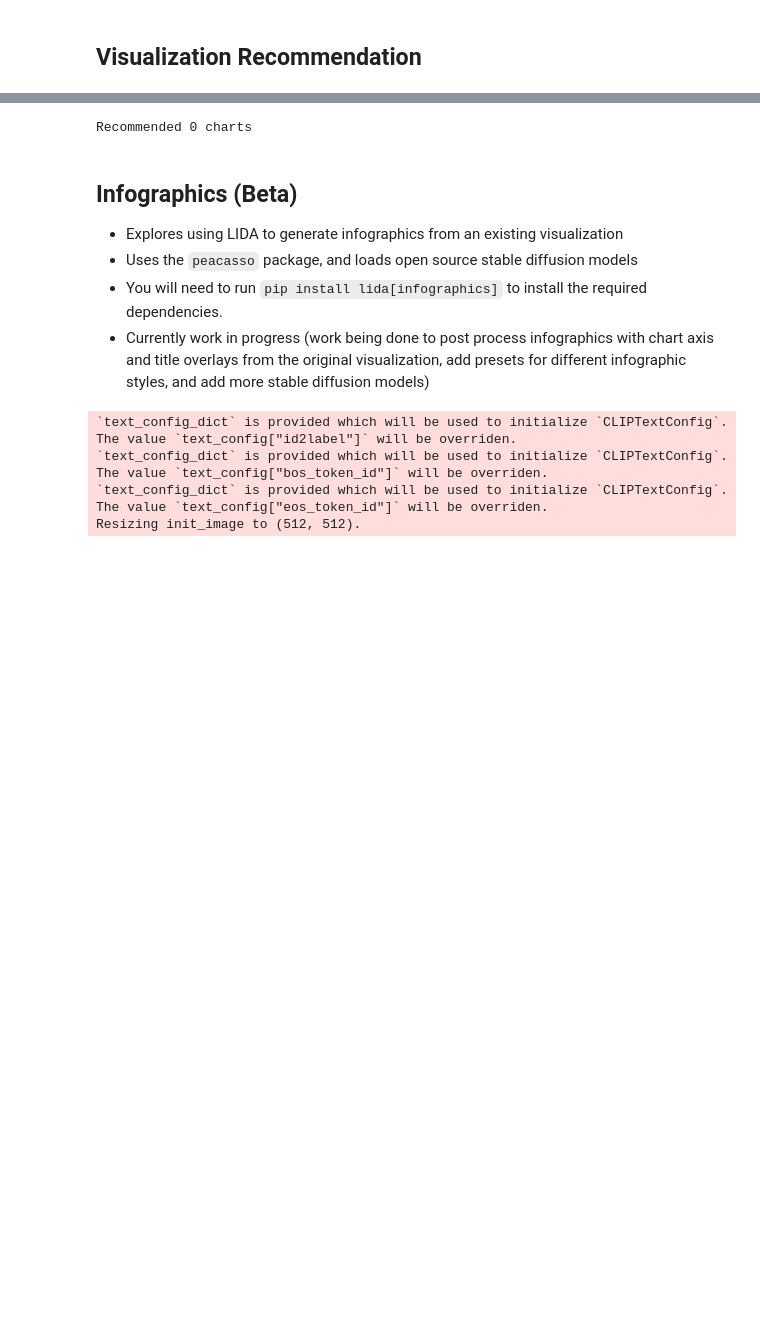
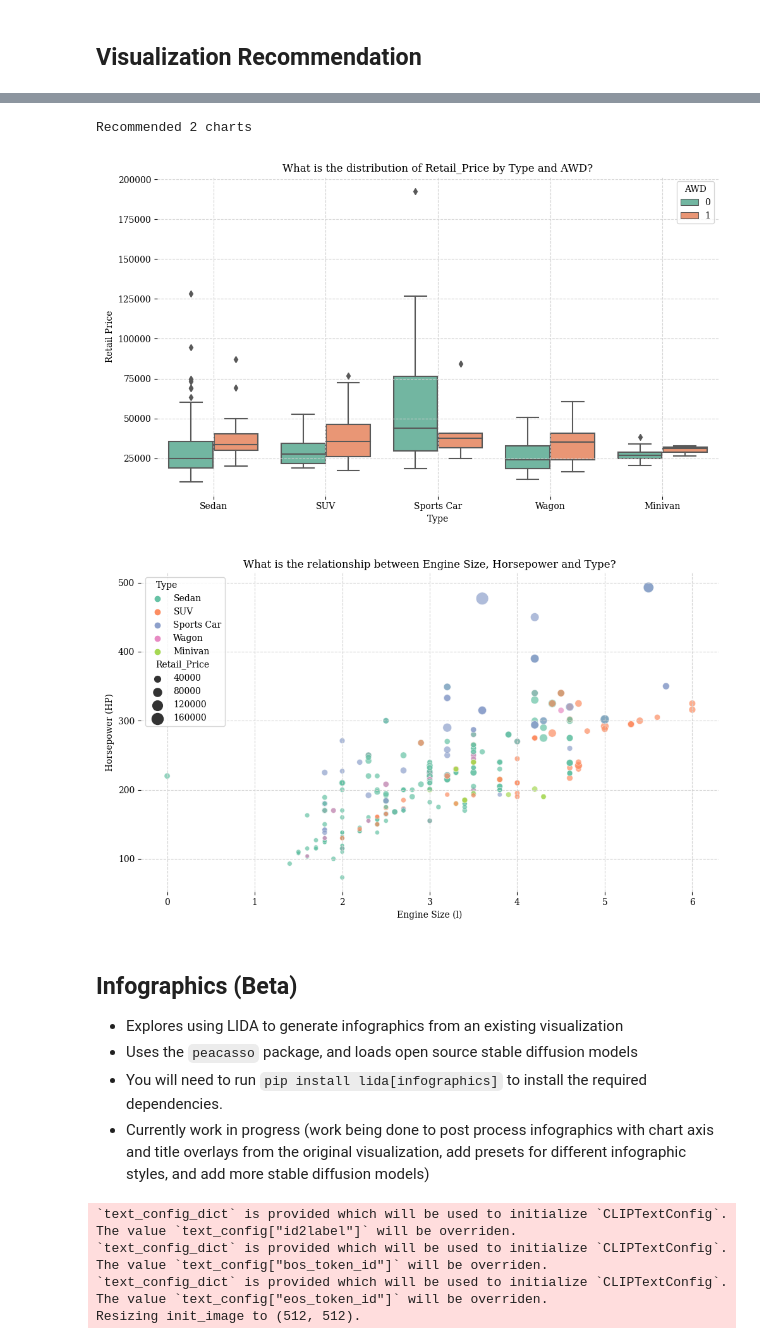
Before and after one commit to microsoft/lida, a Jupyter notebook: notebooks/tutorial.ipynb, the cells around one changed output, grey strips where cells are left out. Drawn from its saved outputs; the diff is of its cells as text; code cells hidden in the pictures; blank space fills up the shorter version.

```diff
--- a/notebooks/tutorial.ipynb
+++ b/notebooks/tutorial.ipynb
@@ -174,12 +171,11 @@ chart = plot(data)
 # %%
 print(f"Recommended {len(recommended_charts)} charts")
 for chart in recommended_charts:
-    # print(chart.code, "\n====================\n")
-    # plot raster image of chart
-    plot_raster(chart.raster)
-    pass
+    display(chart)
 # %% [output]
-Recommended 0 charts
+Recommended 2 charts
+[figure, added]
+[figure, added]
 # %% [markdown]
 ## Infographics (Beta)
 
```
Also changed, not shown: parts of 8 cells of this notebook.
